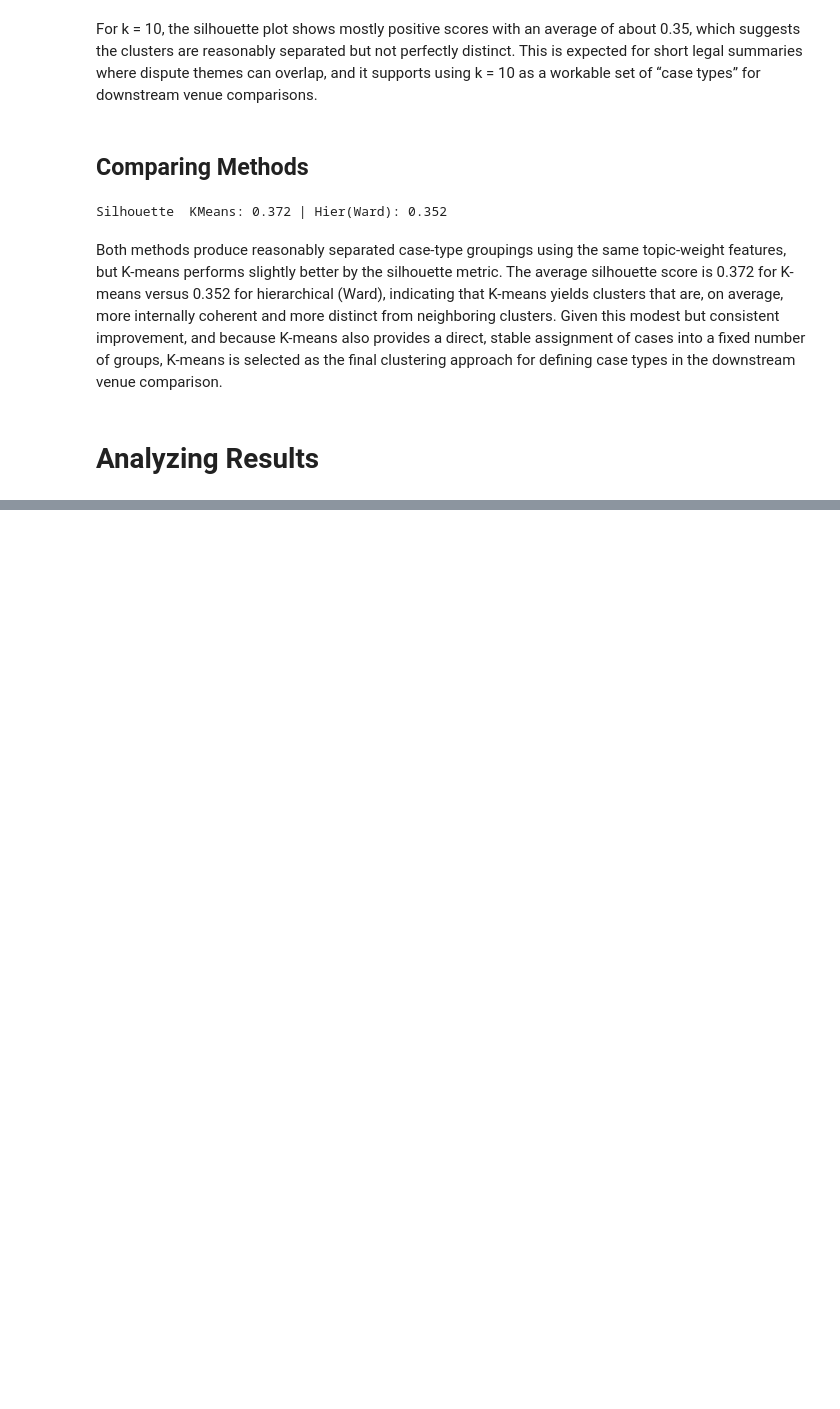
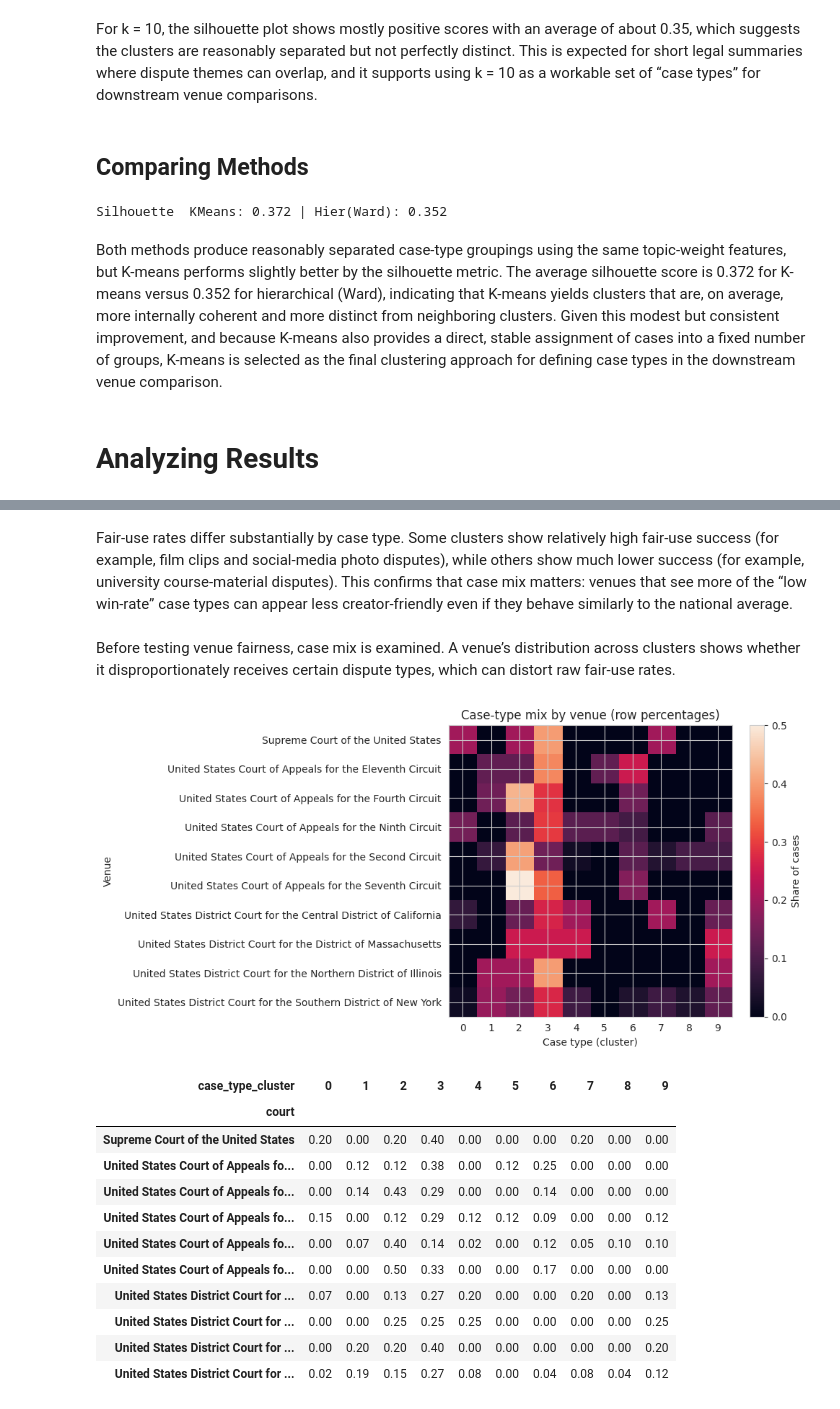
Before and after one commit to mqanaq/BA820-B1-Team13, a Jupyter notebook: MG/M2_Mohamad_Gong_Fair_Use_Data_Early_Analysis_and_Insights.ipynb, the cells around one changed output, grey strips where cells are left out. Cells and saved outputs as stored; diff of their text form; code cells hidden in the pictures; blank space fills up the shorter version.

```diff
--- a/MG/M2_Mohamad_Gong_Fair_Use_Data_Early_Analysis_and_Insights.ipynb
+++ b/MG/M2_Mohamad_Gong_Fair_Use_Data_Early_Analysis_and_Insights.ipynb
@@ -928,0 +1039,43 @@ Both methods produce reasonably separated case-type groupings using the same top
+# %% [markdown]
+Fair-use rates differ substantially by case type. Some clusters show relatively high fair-use success (for example, film clips and social-media photo disputes), while others show much lower success (for example, university course-material disputes). This confirms that case mix matters: venues that see more of the “low win-rate” case types can appear less creator-friendly even if they behave similarly to the national average.
+# %% [markdown]
+Before testing venue fairness, case mix is examined. A venue’s distribution across clusters shows whether it disproportionately receives certain dispute types, which can distort raw fair-use rates.
+# %%
+determinate = fair_use_findings.dropna(subset=["outcome"]).copy()
+
+# Focus on the most active venues to ensure case-mix patterns are not driven by small-sample noise
+top_venues = determinate["court"].value_counts().head(10).index
+d = determinate[determinate["court"].isin(top_venues)].copy()
+
+# Calculate the distribution of case types within each venue (row percentages)
+# This reveals whether a venue disproportionately receives specific types of disputes (e.g., music vs. software)
+mix_counts = pd.crosstab(d["court"], d["case_type_cluster"])
+mix_pct = mix_counts.div(mix_counts.sum(axis=1), axis=0)
+
+# Visualize the case-mix differences to check if venue outcomes might be confounded by case type
+plt.figure(figsize=(10, 5))
+plt.imshow(mix_pct, aspect="auto")
+plt.colorbar(label="Share of cases")
+plt.yticks(range(len(mix_pct.index)), mix_pct.index)
+plt.xticks(range(len(mix_pct.columns)), mix_pct.columns)
+plt.title("Case-type mix by venue (row percentages)")
+plt.xlabel("Case type (cluster)")
+plt.ylabel("Venue")
+plt.tight_layout()
+plt.show()
+
+display(mix_pct.round(2))
+# %% [output]
+[figure, added]
+| case_type_cluster | 0 | 1 | 2 | 3 | 4 | 5 | 6 | 7 | 8 | 9 |
+| court |  |  |  |  |  |  |  |  |  |  |
+| Supreme Court of the United States | 0.20 | 0.00 | 0.20 | 0.40 | 0.00 | 0.00 | 0.00 | 0.20 | 0.00 | 0.00 |
+| United States Court of Appeals fo... | 0.00 | 0.12 | 0.12 | 0.38 | 0.00 | 0.12 | 0.25 | 0.00 | 0.00 | 0.00 |
+| United States Court of Appeals fo... | 0.00 | 0.14 | 0.43 | 0.29 | 0.00 | 0.00 | 0.14 | 0.00 | 0.00 | 0.00 |
+| United States Court of Appeals fo... | 0.15 | 0.00 | 0.12 | 0.29 | 0.12 | 0.12 | 0.09 | 0.00 | 0.00 | 0.12 |
+| United States Court of Appeals fo... | 0.00 | 0.07 | 0.40 | 0.14 | 0.02 | 0.00 | 0.12 | 0.05 | 0.10 | 0.10 |
+| United States Court of Appeals fo... | 0.00 | 0.00 | 0.50 | 0.33 | 0.00 | 0.00 | 0.17 | 0.00 | 0.00 | 0.00 |
+| United States District Court for ... | 0.07 | 0.00 | 0.13 | 0.27 | 0.20 | 0.00 | 0.00 | 0.20 | 0.00 | 0.13 |
+| United States District Court for ... | 0.00 | 0.00 | 0.25 | 0.25 | 0.25 | 0.00 | 0.00 | 0.00 | 0.00 | 0.25 |
+| United States District Court for ... | 0.00 | 0.20 | 0.20 | 0.40 | 0.00 | 0.00 | 0.00 | 0.00 | 0.00 | 0.20 |
+| United States District Court for ... | 0.02 | 0.19 | 0.15 | 0.27 | 0.08 | 0.00 | 0.04 | 0.08 | 0.04 | 0.12 |
```
Also changed, not shown: parts of 11 cells of this notebook.
